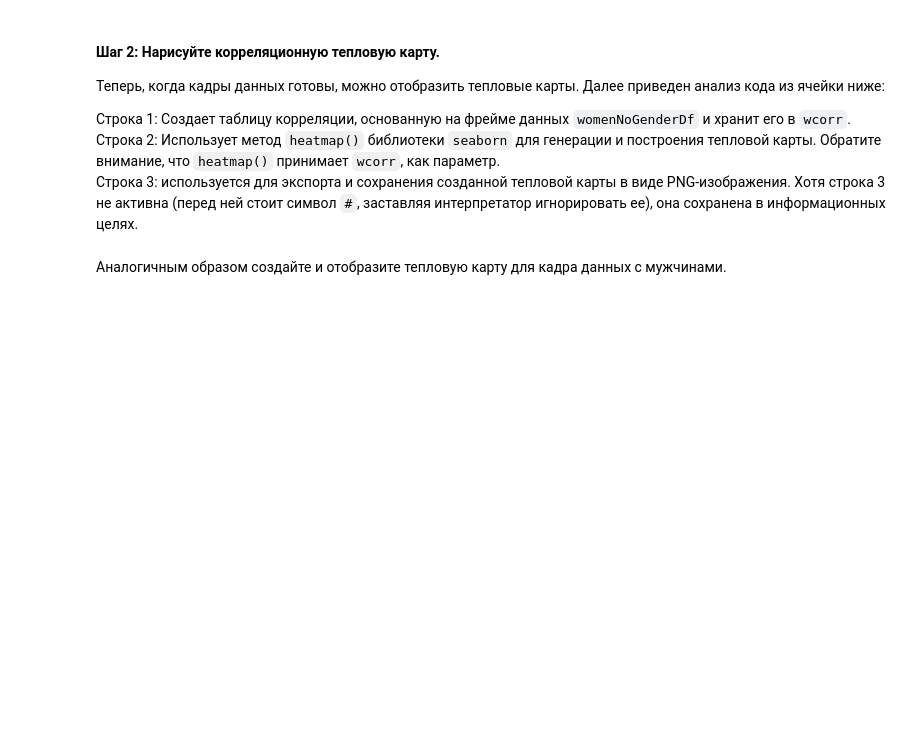
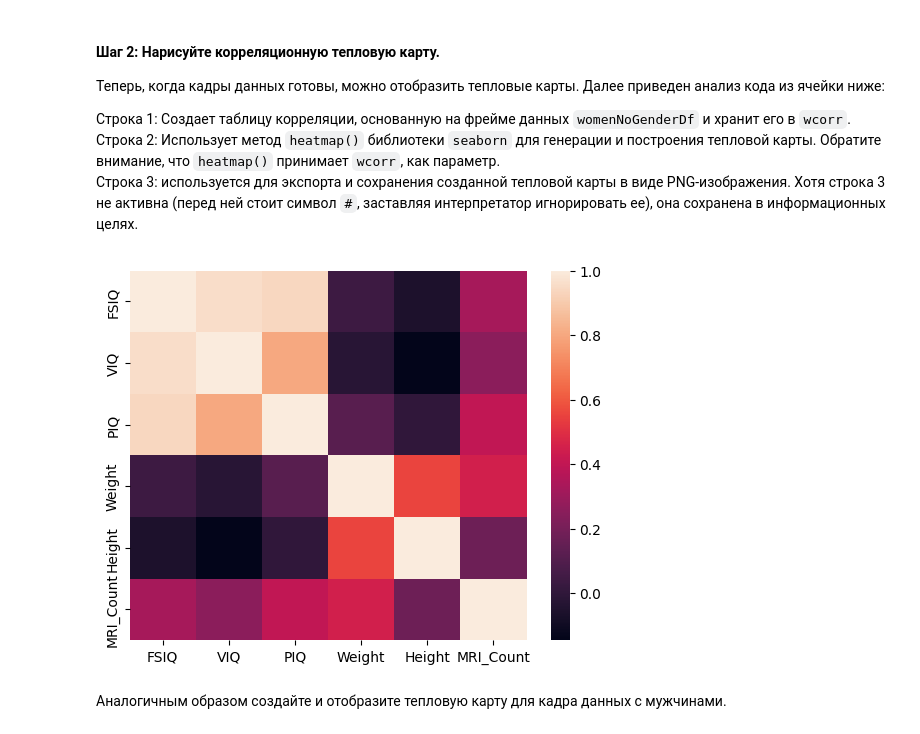
Before and after one commit to kondratievn/lab2, a Jupyter notebook: correlation.ipynb, the cells around one changed output. Drawn from its saved outputs; the diff is of its cells as text; code cells hidden in the pictures; blank space fills up the shorter version.

```diff
--- a/correlation.ipynb
+++ b/correlation.ipynb
@@ -42,7 +42,8 @@
 Запустите ячейку ниже, чтобы выполнить описанные функции.
 # %%
 import pandas as pd
-brainFrame = pd.read_csv('brainsize.txt', delimiter=',')
+#brainFile = pd.read_csv('brainsize.txt')
+brainFrame = pd.read_csv('brainsize.txt', delimiter='\t')
 # %% [markdown]
 #### Шаг 2. Проверка кадра данных.
 
@@ -148,10 +216,12 @@ menDf.corr(method='pearson')
 # %%
 # Ячейка для кода № 12
 import seaborn as sns
 
-wcorr = womenDf.corr()
+wcorr = womenDf.corr(numeric_only=True)
 sns.heatmap(wcorr)
-#plt.savefig('attribute_correlations.png', tight_layout=True)
+plt.savefig('attribute_correlations_women.png', tight_layout=True)
+# %% [output]
+[figure, added]
 # %% [markdown]
 Аналогичным образом создайте и отобразите тепловую карту для кадра данных с мужчинами.
 # %%
```
Also changed, not shown: parts of 20 cells of this notebook, 4 other files.
